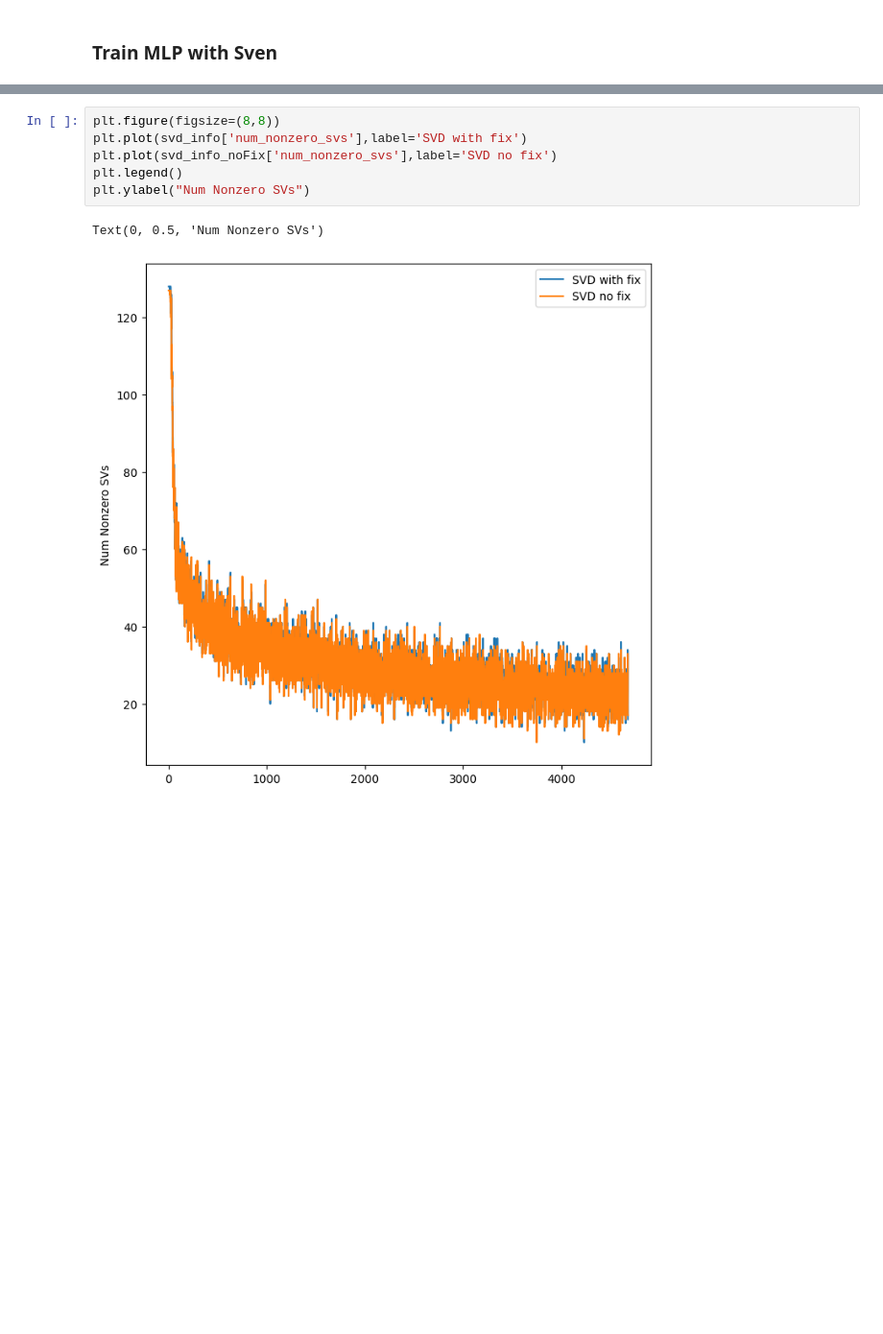
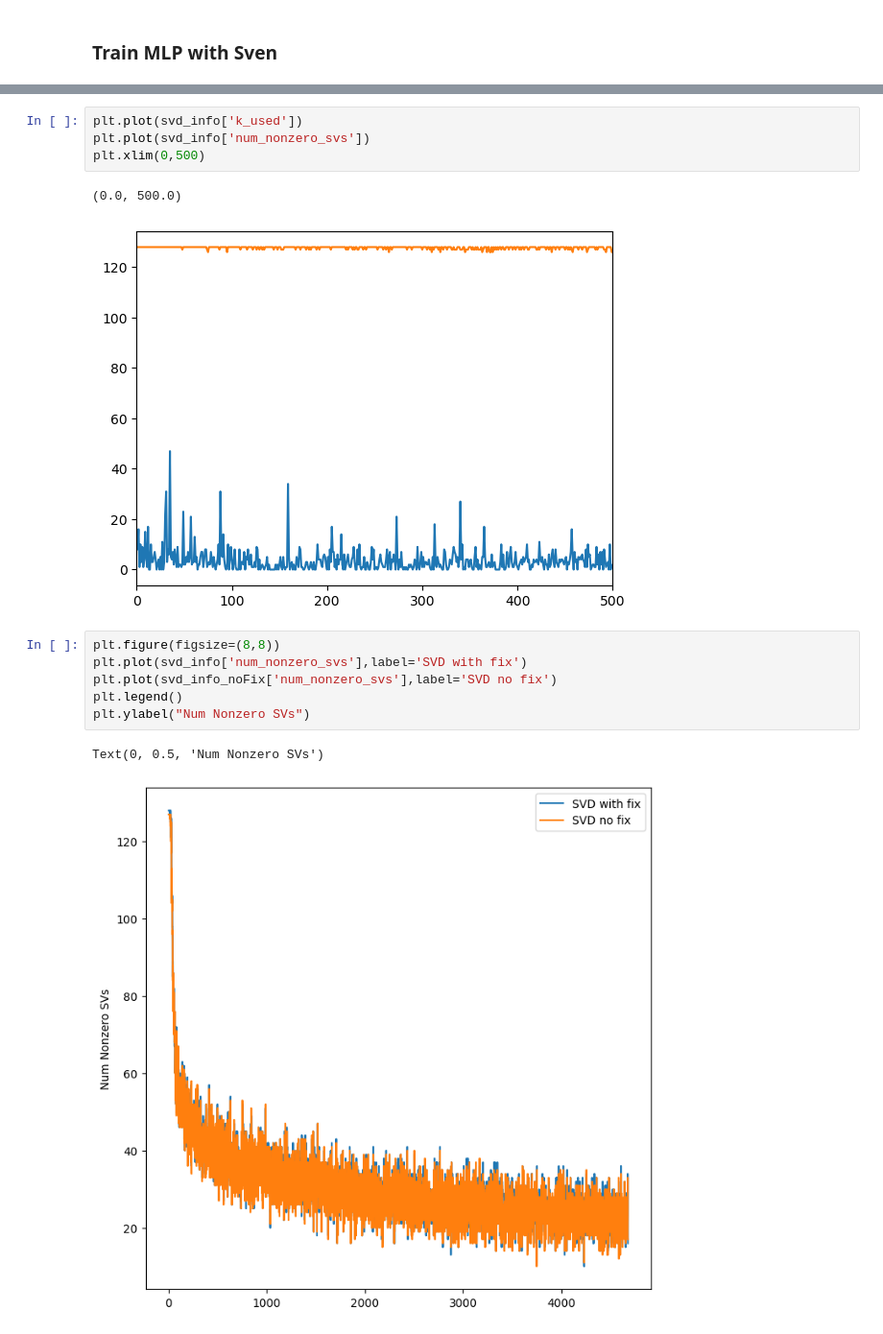
Before and after one commit to sambt/sven-experiments, a Jupyter notebook: notebooks_new/mnist_testing.ipynb, the cells around one changed output, grey strips where cells are left out. Shown at 96% size. Saved outputs shown, nothing was run; the diff lists cells and outputs as text; blank space fills up the shorter version.

```diff
--- a/notebooks_new/mnist_testing.ipynb
+++ b/notebooks_new/mnist_testing.ipynb
@@ -139,3 +100,10 @@ plt.yscale('log')
+# %%
+plt.plot(svd_info['k_used'])
+plt.plot(svd_info['num_nonzero_svs'])
+plt.xlim(0,500)
+# %% [output]
+(0.0, 500.0)
+[figure, added]
 # %%
 plt.figure(figsize=(8,8))
 plt.plot(svd_info['num_nonzero_svs'],label='SVD with fix')
```
Also changed, not shown: parts of 7 cells of this notebook, 4 other files.
